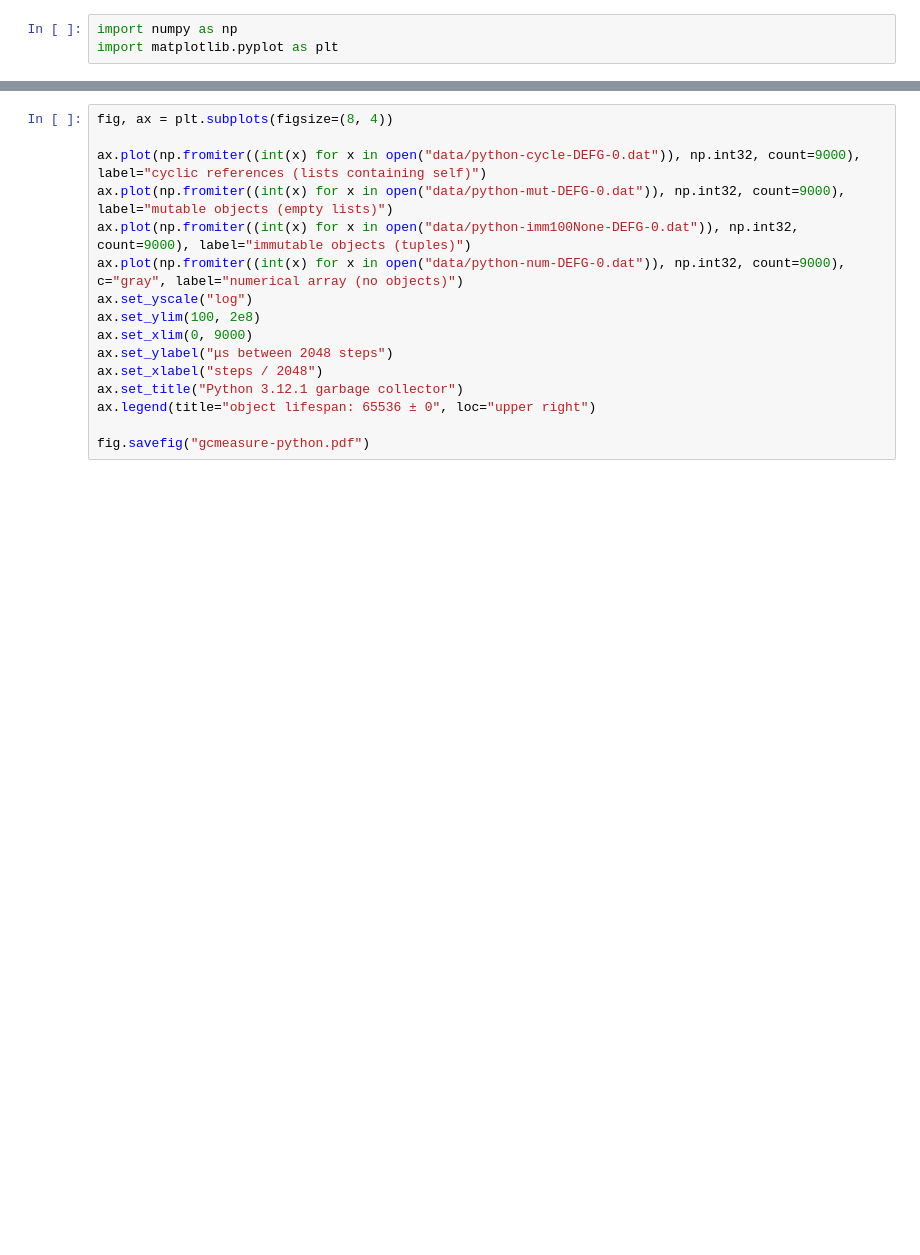
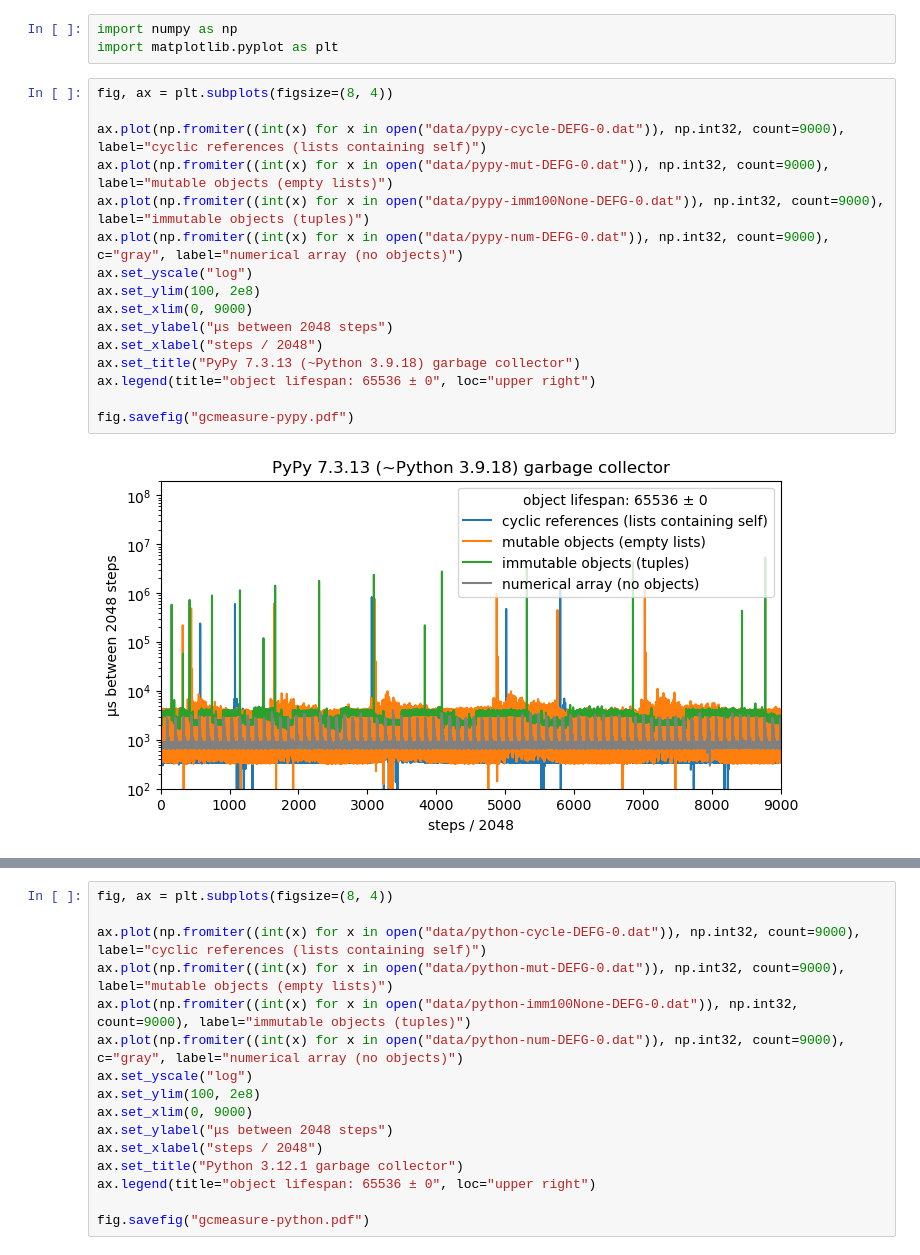
Before and after one commit to jpivarski-talks/2024-01-10-compute-accelerator-garbage-collectors, a Jupyter notebook: analysis.ipynb, the cells around one changed output, grey strips where cells are left out. Cells and saved outputs as stored; diff of their text form; blank space fills up the shorter version.

```diff
--- a/analysis.ipynb
+++ b/analysis.ipynb
@@ -1,3 +1,21 @@
 # %%
 import numpy as np
 import matplotlib.pyplot as plt
+# %%
+fig, ax = plt.subplots(figsize=(8, 4))
+
+ax.plot(np.fromiter((int(x) for x in open("data/pypy-cycle-DEFG-0.dat")), np.int32, count=9000), label="cyclic references (lists containing self)")
+ax.plot(np.fromiter((int(x) for x in open("data/pypy-mut-DEFG-0.dat")), np.int32, count=9000), label="mutable objects (empty lists)")
+ax.plot(np.fromiter((int(x) for x in open("data/pypy-imm100None-DEFG-0.dat")), np.int32, count=9000), label="immutable objects (tuples)")
+ax.plot(np.fromiter((int(x) for x in open("data/pypy-num-DEFG-0.dat")), np.int32, count=9000), c="gray", label="numerical array (no objects)")
+ax.set_yscale("log")
+ax.set_ylim(100, 2e8)
+ax.set_xlim(0, 9000)
+ax.set_ylabel("μs between 2048 steps")
+ax.set_xlabel("steps / 2048")
+ax.set_title("PyPy 7.3.13 (~Python 3.9.18) garbage collector")
+ax.legend(title="object lifespan: 65536 ± 0", loc="upper right")
+
+fig.savefig("gcmeasure-pypy.pdf")
+# %% [output]
+[figure, added]
```
Also changed, not shown: parts of 1 cell of this notebook, 5 other files.
